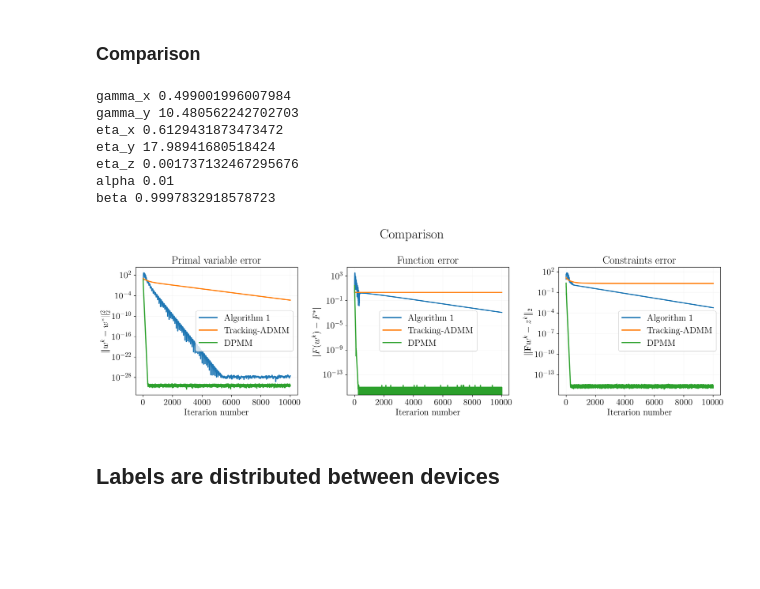
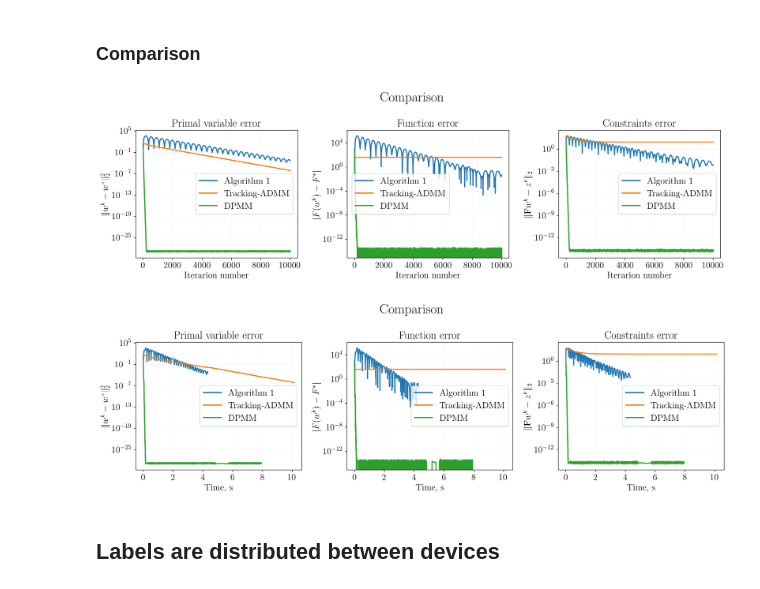
Before and after one commit to kisnikser/Decentralized-Optimization, a Jupyter notebook: coupled/vfl.ipynb, the cells around one changed output. Saved outputs shown, nothing was run; the diff lists cells and outputs as text; code cells hidden in the pictures; blank space fills up the shorter version.

Commit message:
created good plots in `example.ipynb`

```diff
--- a/coupled/vfl.ipynb
+++ b/coupled/vfl.ipynb
@@ -89,8 +89,8 @@ Also we can use synthetic linear regression dataset.
 # %%
 np.random.seed(307)
 
-NUM_STEPS = 1000
-NUM_NODES = 14
+NUM_STEPS = 10000
+NUM_NODES = 3
 TITLE = 'synthetic'
 graph = 'erdos-renyi'
 
@@ -211,22 +203,25 @@ results = {"Algorithm 1": {},
            "DPMM": {}}
 
 name = "Algorithm 1"
-_, x_err, F_err, cons_err, _ = algorithm_1(num_steps=NUM_STEPS, model=model)
+_, x_err, F_err, cons_err, _, ts = algorithm_1(num_steps=NUM_STEPS, model=model)
 results[name]['x_err'] = x_err
 results[name]['F_err'] = F_err
 results[name]['cons_err'] = cons_err
+results[name]['ts'] = ts
 
 name = "Tracking-ADMM"
-_, x_err, F_err, cons_err = TrackingADMM(num_steps=NUM_STEPS, model=model, params={'c': 1e-6})
+_, x_err, F_err, cons_err, ts = TrackingADMM(num_steps=NUM_STEPS, model=model, params={'c': 1e-6})
 results[name]['x_err'] = x_err
 results[name]['F_err'] = F_err
 results[name]['cons_err'] = cons_err
+results[name]['ts'] = ts
 
 name = "DPMM"
-_, x_err, F_err, cons_err = DPMM(num_steps=NUM_STEPS, model=model)
+_, x_err, F_err, cons_err, ts = DPMM(num_steps=NUM_STEPS, model=model)
 results[name]['x_err'] = x_err
 results[name]['F_err'] = F_err
 results[name]['cons_err'] = cons_err
+results[name]['ts'] = ts
 
 fig, ax = plt.subplots(1, 3, figsize=(16, 5))
 
@@ -234,41 +229,69 @@ ax[0].plot(results["Algorithm 1"]['x_err'], label="Algorithm 1")
 ax[0].plot(results["Tracking-ADMM"]['x_err'], label="Tracking-ADMM")
 ax[0].plot(results["DPMM"]['x_err'], label="DPMM")
 ax[0].set_yscale('log')
 ax[0].set_xlabel("Iterarion number")
 ax[0].set_ylabel(r"$\| w^k - w^* \|_2^2$")
 ax[0].set_title("Primal variable error")
 ax[0].legend()
 
 ax[1].plot(results["Algorithm 1"]['F_err'], label="Algorithm 1")
 ax[1].plot(results["Tracking-ADMM"]['F_err'], label="Tracking-ADMM")
 ax[1].plot(results["DPMM"]['F_err'], label="DPMM")
 ax[1].set_yscale('log')
 ax[1].set_xlabel("Iterarion number")
 ax[1].set_ylabel(r"$|F(w^k) - F^*|$")
 ax[1].set_title("Function error")
 ax[1].legend()
 
 ax[2].plot(results["Algorithm 1"]['cons_err'], label="Algorithm 1")
 ax[2].plot(results["Tracking-ADMM"]['cons_err'], label="Tracking-ADMM")
 ax[2].plot(results["DPMM"]['cons_err'], label="DPMM")
 ax[2].set_yscale('log')
 ax[2].set_xlabel("Iterarion number")
 ax[2].set_ylabel(r"$\| \mathbf{F}w^k  - z^k \|_2$")
 ax[2].set_title("Constraints error")
 ax[2].legend()
 
 plt.suptitle(title, fontsize=24)
 plt.tight_layout()
 plt.show()
+
+
+fig, ax = plt.subplots(1, 3, figsize=(16, 5))
+
+ax[0].plot(results["Algorithm 1"]['ts'], results["Algorithm 1"]['x_err'], label="Algorithm 1")
+ax[0].plot(results["Tracking-ADMM"]['ts'], results["Tracking-ADMM"]['x_err'], label="Tracking-ADMM")
+ax[0].plot(results["DPMM"]['ts'], results["DPMM"]['x_err'], label="DPMM")
+ax[0].set_yscale('log')
+ax[0].set_xlabel("Time, s")
+ax[0].set_ylabel(r"$\| w^k - w^* \|_2^2$")
+ax[0].set_title("Primal variable error")
+ax[0].legend()
+
+ax[1].plot(results["Algorithm 1"]['ts'], results["Algorithm 1"]['F_err'], label="Algorithm 1")
+ax[1].plot(results["Tracking-ADMM"]['ts'], results["Tracking-ADMM"]['F_err'], label="Tracking-ADMM")
+ax[1].plot(results["DPMM"]['ts'], results["DPMM"]['F_err'], label="DPMM")
+ax[1].set_yscale('log')
+ax[1].set_xlabel("Time, s")
+ax[1].set_ylabel(r"$|F(w^k) - F^*|$")
+ax[1].set_title("Function error")
+ax[1].legend()
+
+ax[2].plot(results["Algorithm 1"]['ts'], results["Algorithm 1"]['cons_err'], label="Algorithm 1")
+ax[2].plot(results["Tracking-ADMM"]['ts'], results["Tracking-ADMM"]['cons_err'], label="Tracking-ADMM")
+ax[2].plot(results["DPMM"]['ts'], results["DPMM"]['cons_err'], label="DPMM")
+ax[2].set_yscale('log')
+ax[2].set_xlabel("Time, s")
+ax[2].set_ylabel(r"$\| \mathbf{F}w^k  - z^k \|_2$")
+ax[2].set_title("Constraints error")
+ax[2].legend()
+
+plt.suptitle(title, fontsize=24)
+plt.tight_layout()
+plt.show()
 # %% [output]
-gamma_x 0.499001996007984
-gamma_y 10.480562242702703
-eta_x 0.6129431873473472
-eta_y 17.98941680518424
-eta_z 0.001737132467295676
-alpha 0.01
-beta 0.9997832918578723
-[figure, old version]
+[figure, new version]
+[figure, added]
 # %% [markdown]
 ## Labels are distributed between devices
 # %% [markdown]
```
Also changed, not shown: parts of 15 cells of this notebook, 3 other files.
